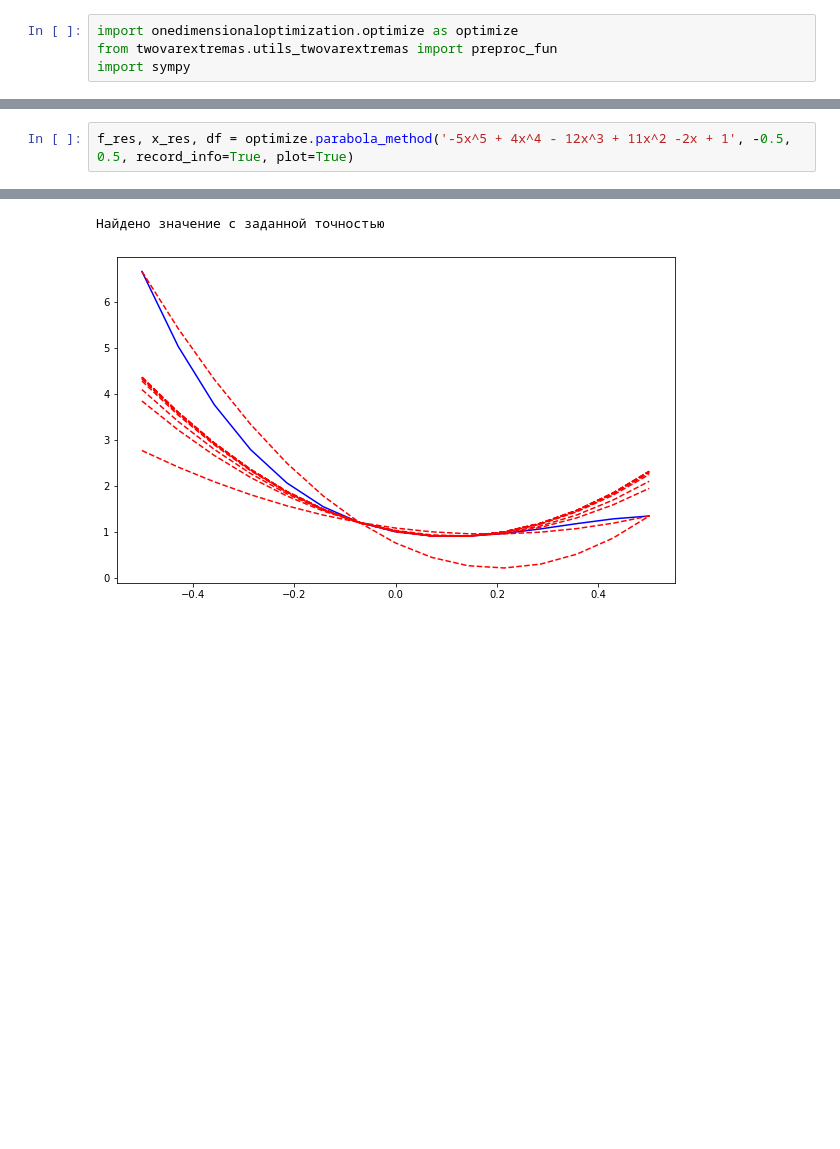
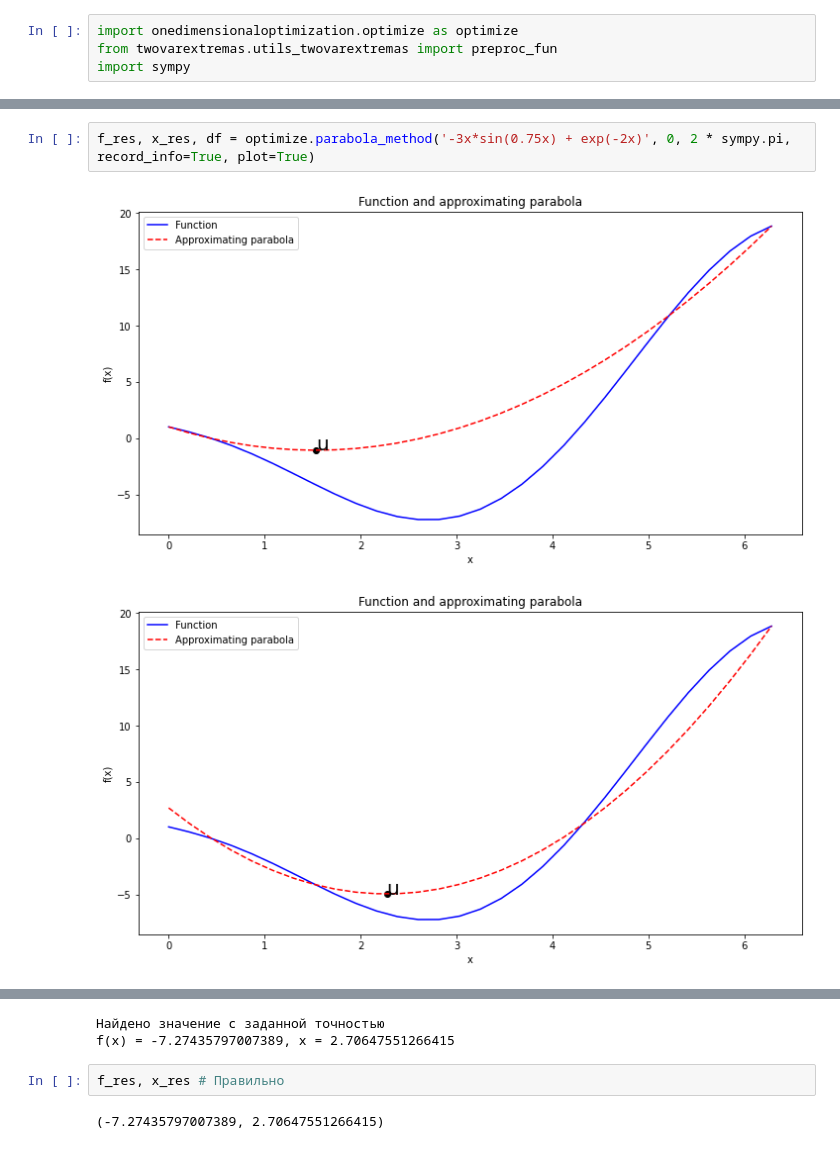
Before and after one commit to M1croZavr/ML_opt, a Jupyter notebook: Untitled.ipynb, the cells around one changed output, grey strips where cells are left out. Drawn from its saved outputs; the diff is of its cells as text; blank space fills up the shorter version.

```diff
--- a/Untitled.ipynb
+++ b/Untitled.ipynb
@@ -27,3 +40,5 @@ f_res, x_res # Правильно
 # %%
-f_res, x_res, df = optimize.parabola_method('-5x^5 + 4x^4 - 12x^3 + 11x^2 -2x + 1', -0.5, 0.5, record_info=True, plot=True)
+f_res, x_res, df = optimize.parabola_method('-3x*sin(0.75x) + exp(-2x)', 0, 2 * sympy.pi, record_info=True, plot=True)
 # %% [output]
+[figure, new version]
+[figure, added]
@@ -30,2 +51,6 @@ f_res, x_res, df = optimize.parabola_method('-5x^5 + 4x^4 - 12x^3 + 11x^2 -2x +
 Найдено значение с заданной точностью
+f(x) = -7.27435797007389, x = 2.70647551266415
-[figure, old version]
+# %%
+f_res, x_res # Правильно
+# %% [output]
+(-7.27435797007389, 2.70647551266415)
```
Also changed, not shown: parts of 28 cells of this notebook, 4 other files.
